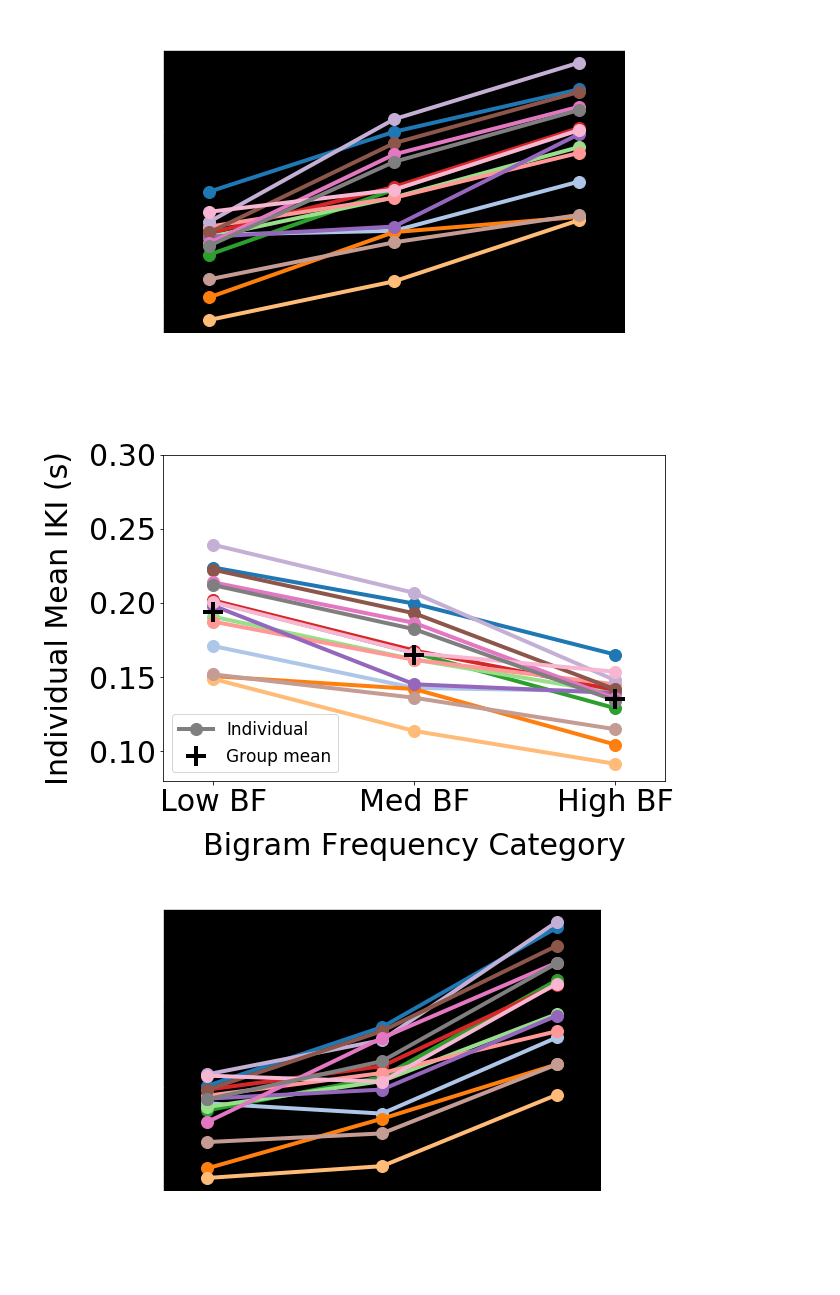
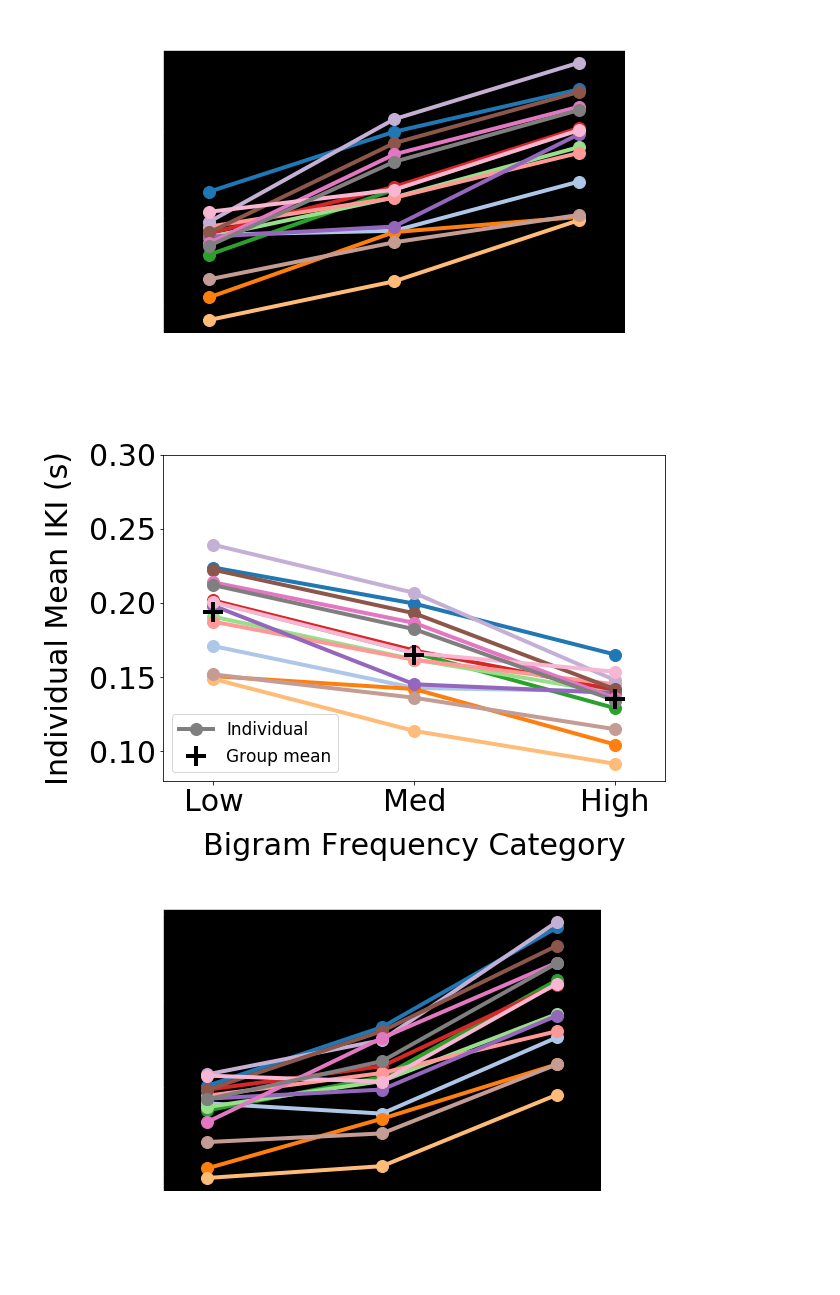
Before and after one commit to rruopp/typingexp, a Jupyter notebook: typing_task_analysis/group_analysis_V1.ipynb, the cells around one changed output. Cells and saved outputs as stored; diff of their text form; code cells hidden in the pictures.

```diff
--- a/typing_task_analysis/group_analysis_V1.ipynb
+++ b/typing_task_analysis/group_analysis_V1.ipynb
@@ -985,35 +985,35 @@ cm = plt.get_cmap('tab20')
 for index, data in enumerate(ID_list):
     if index == len(ID_list)-1:
         plt.plot(x, [l[index] for l in D], '.-', linewidth = 4, ms = 24, color = cm(index), label = 'Individual')
     else:
         plt.plot(x, [l[index] for l in D], '.-', linewidth = 4, ms = 24, color = cm(index))
 
 ax.plot(x, means, '+', mew = 4, ms = 20, color = 'black', label = 'Group mean')
 
 plt.xlim([1.5, 6.5])
 plt.ylim([0.08, 0.3])
 plt.xticks(x, ('', '', ''))
-plt.xticks(x, ('Low BF', 'Med BF', 'High BF'))
+plt.xticks(x, ('Low', 'Med', 'High'))
 plt.xlabel("Bigram Frequency Category", labelpad=15)
 plt.ylabel("Individual Mean IKI (s)", labelpad=15)
 plt.title("")
 plt.legend(fontsize = 17, loc="lower left")
 0
 ax.set_facecolor('white')
 ax.spines['top'].set_visible(True)
 ax.spines['top'].set_color('black')
 ax.spines['bottom'].set_visible(True)
 ax.spines['bottom'].set_color('black')
 ax.spines['left'].set_visible(True)
 ax.spines['left'].set_color('black')
 ax.spines['right'].set_visible(True)
 ax.spines['right'].set_color('black')
 
 # fig.tight_layout()
 plt.savefig('indiv_mean_ikis_bybf.png', dpi=300, facecolor = fig.get_facecolor(), edgecolor = 'none', bbox_inches = 'tight')
 plt.show()
 # %% [output]
-[figure, old version]
+[figure, new version]
 # %%
 ## individual IKI means by word BF category (correct trials only)
 plt.rc('text', color='white')
```
Also changed, not shown: parts of 3 cells of this notebook, 4 other files.
